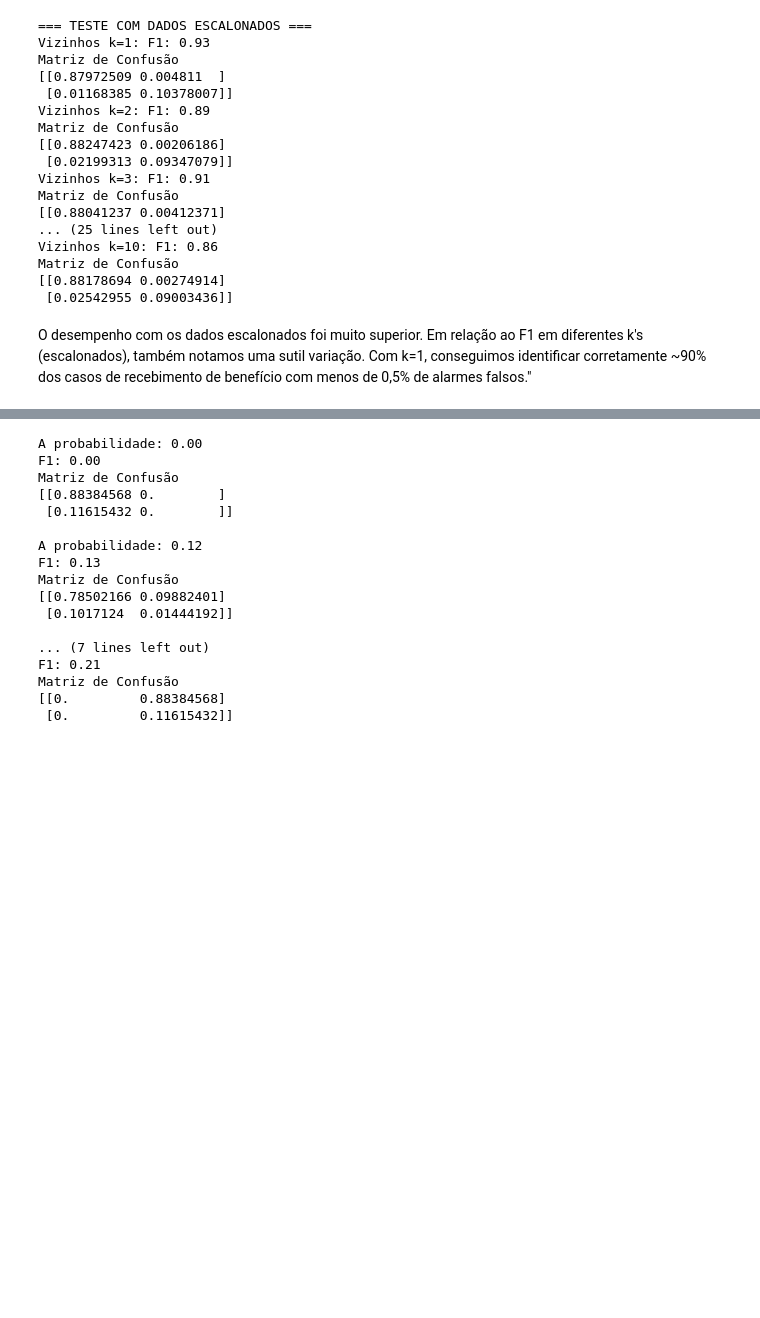
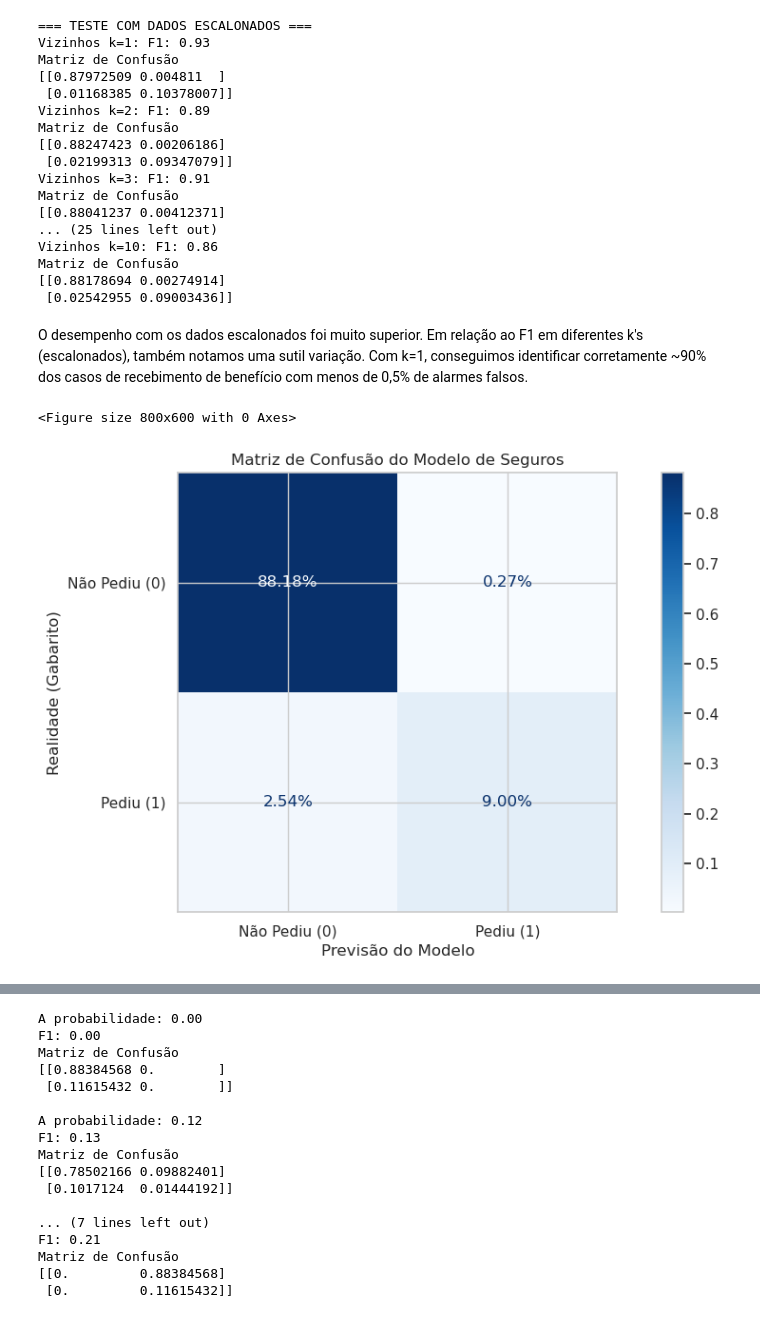
Before and after one commit to Angelaidt/Projeto-11-Companhia-de-Seguros, a Jupyter notebook: notebook_sprint_11.ipynb, the cells around one changed output, grey strips where cells are left out. Cells and saved outputs as stored; diff of their text form; code cells hidden in the pictures; blank space fills up the shorter version.

```diff
--- a/notebook_sprint_11.ipynb
+++ b/notebook_sprint_11.ipynb
@@ -446,4 +449,22 @@ Matriz de Confusão
  [0.02542955 0.09003436]]
 # %% [markdown]
 O desempenho com os dados escalonados foi muito superior. Em relação ao F1 em diferentes k's (escalonados), também notamos uma sutil variação.
- Com k=1, conseguimos identificar corretamente ~90% dos casos de recebimento de benefício com menos de 0,5% de alarmes falsos."
+ Com k=1, conseguimos identificar corretamente ~90% dos casos de recebimento de benefício com menos de 0,5% de alarmes falsos.
+# %%
+# 1. Criar a matriz matemática
+cm = confusion_matrix(y_true=y_test_scaled, y_pred=preds_s, normalize='all')
+
+# 2. Plotar de forma visual e bonita
+plt.figure(figsize=(8, 6))
+disp = ConfusionMatrixDisplay(confusion_matrix=cm, display_labels=['Não Pediu (0)', 'Pediu (1)'])
+
+# O parâmetro cmap='Blues' deixa os tons de azul mais escuros onde há mais acertos
+disp.plot(cmap='Blues', values_format='.2%')
+
+plt.title('Matriz de Confusão do Modelo de Seguros')
+plt.xlabel('Previsão do Modelo')
+plt.ylabel('Realidade (Gabarito)')
+plt.show()
+# %% [output]
+<Figure size 800x600 with 0 Axes>
+[figure, added]
```
Also changed, not shown: parts of 23 cells of this notebook.
